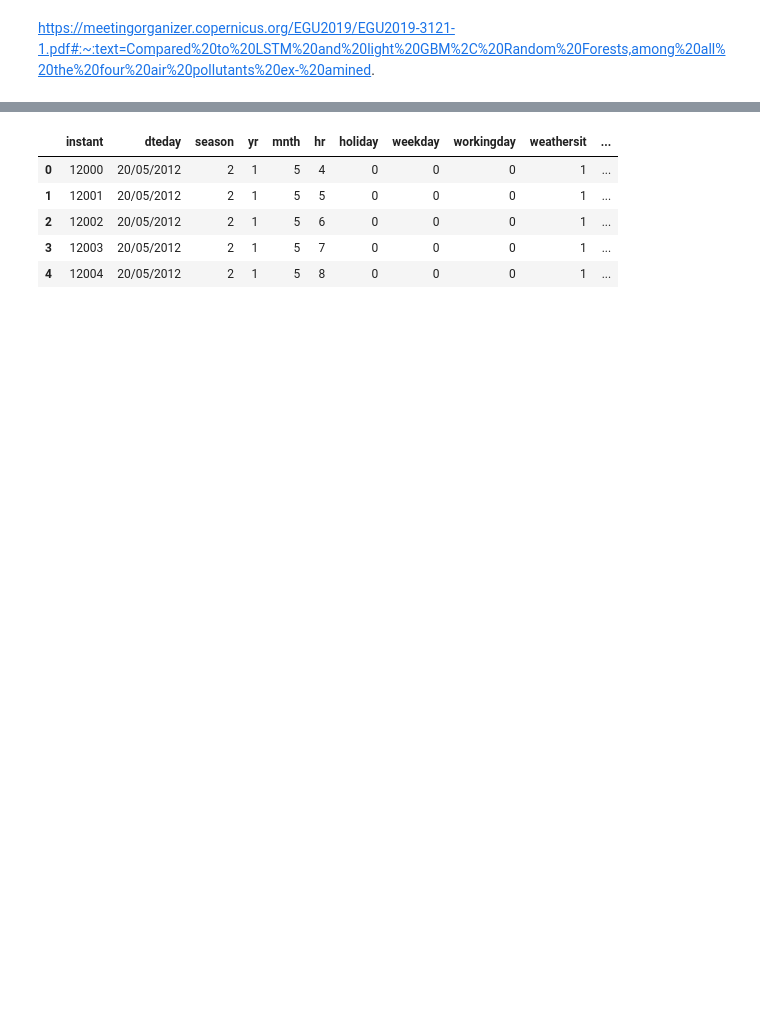
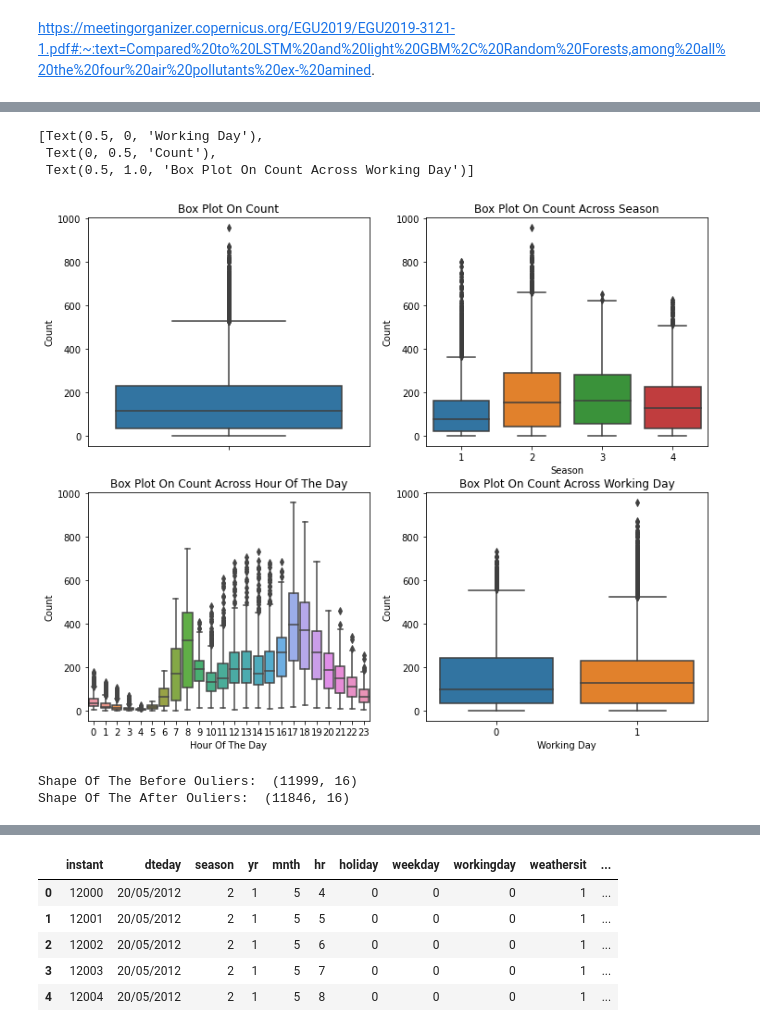
Before and after one commit to eloyina/hackaton, a Jupyter notebook: hackaton.ipynb, the cells around one changed output, grey strips where cells are left out. Drawn from its saved outputs; the diff is of its cells as text; code cells hidden in the pictures; blank space fills up the shorter version.

```diff
--- a/hackaton.ipynb
+++ b/hackaton.ipynb
@@ -106,0 +104,17 @@ dtype: int64
+# %%
+fig, axes = plt.subplots(nrows=2,ncols=2)
+fig.set_size_inches(12, 10)
+sn.boxplot(data=train_df,y="cnt",orient="v",ax=axes[0][0])
+sn.boxplot(data=train_df,y="cnt",x="season",orient="v",ax=axes[0][1])
+sn.boxplot(data=train_df,y="cnt",x="hr",orient="v",ax=axes[1][0])
+sn.boxplot(data=train_df,y="cnt",x="workingday",orient="v",ax=axes[1][1])
+
+axes[0][0].set(ylabel='Count',title="Box Plot On Count")
+axes[0][1].set(xlabel='Season', ylabel='Count',title="Box Plot On Count Across Season")
+axes[1][0].set(xlabel='Hour Of The Day', ylabel='Count',title="Box Plot On Count Across Hour Of The Day")
+axes[1][1].set(xlabel='Working Day', ylabel='Count',title="Box Plot On Count Across Working Day")
+# %% [output]
+[Text(0.5, 0, 'Working Day'),
+ Text(0, 0.5, 'Count'),
+ Text(0.5, 1.0, 'Box Plot On Count Across Working Day')]
+[figure, added]
@@ -106,0 +123,6 @@ dtype: int64
+# %%
+print ("Shape Of The Before Ouliers: ",train_df.shape)
+print ("Shape Of The After Ouliers: ",train_dfWithoutOutliers.shape)
+# %% [output]
+Shape Of The Before Ouliers:  (11999, 16)
+Shape Of The After Ouliers:  (11846, 16)
```
Also changed, not shown: parts of 57 cells of this notebook.
